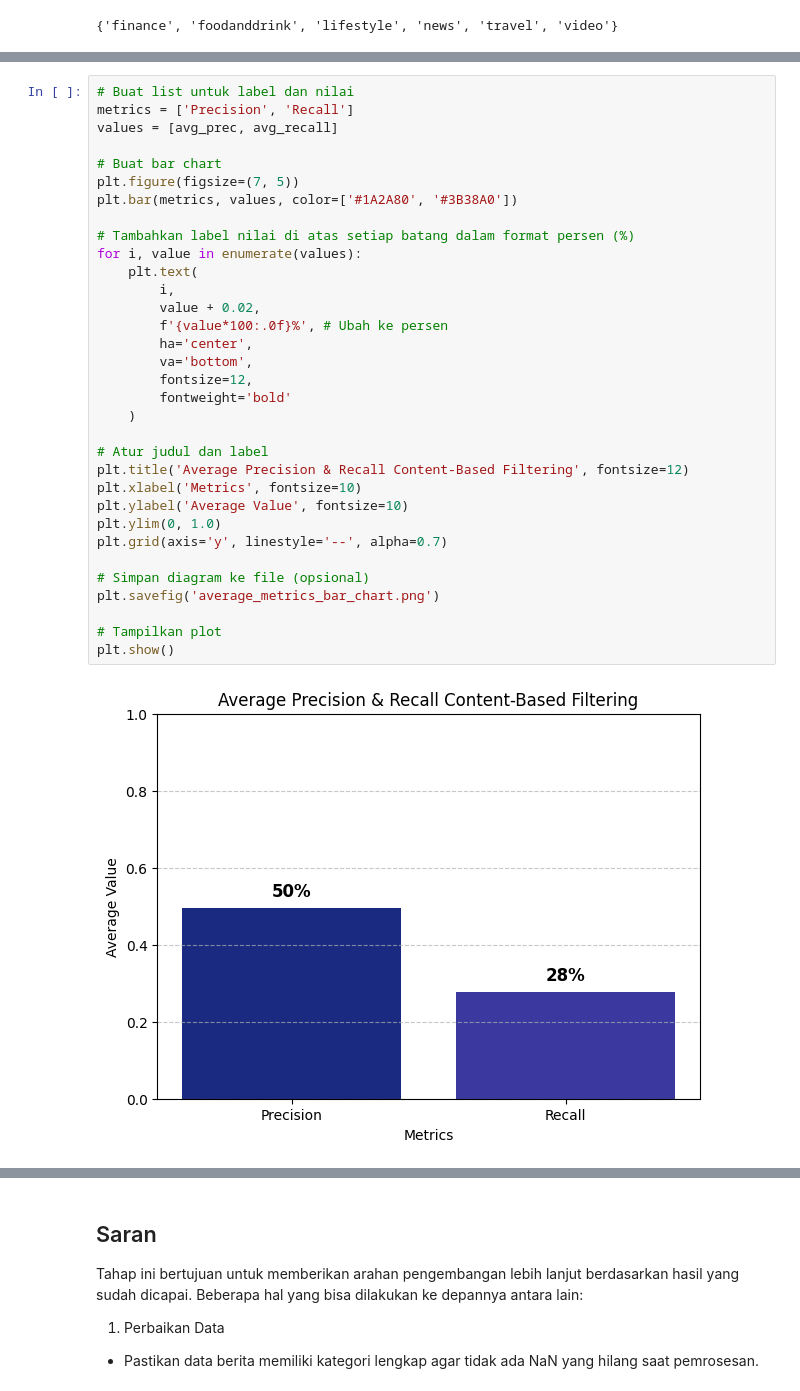
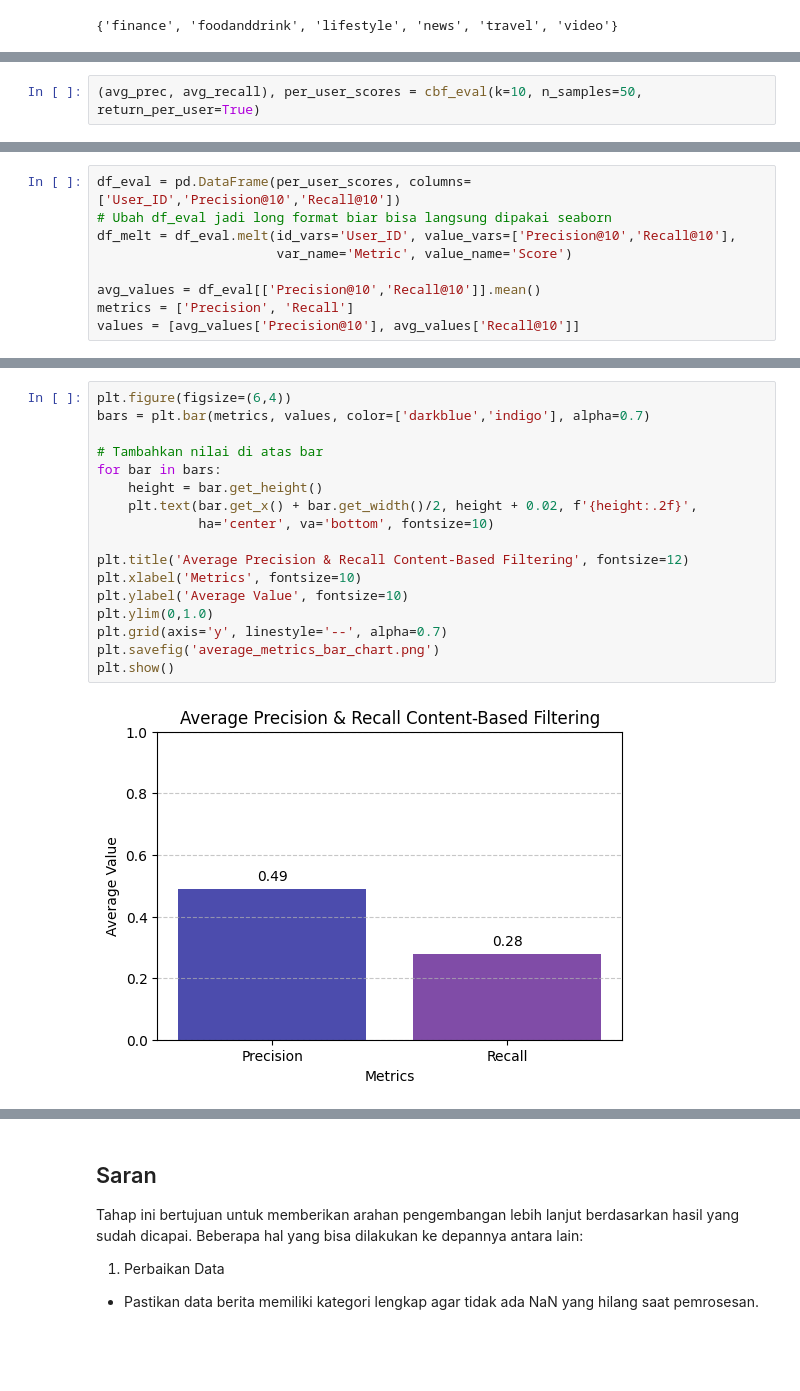
Before and after one commit to atifa1110/MIND-Recommendation, a Jupyter notebook: News_Recommendation_System.ipynb, the cells around one changed output, grey strips where cells are left out. Saved outputs shown, nothing was run; the diff lists cells and outputs as text; blank space fills up the shorter version.

```diff
--- a/News_Recommendation_System.ipynb
+++ b/News_Recommendation_System.ipynb
@@ -844,0 +786,2 @@ News_ID: N30475, Title: The Sexiest Photos Ever of Our 29 Sexiest Men Alive, Cat
+# %%
+(avg_prec, avg_recall), per_user_scores = cbf_eval(k=10, n_samples=50, return_per_user=True)
@@ -844,0 +833,9 @@ News_ID: N30475, Title: The Sexiest Photos Ever of Our 29 Sexiest Men Alive, Cat
+# %%
+df_eval = pd.DataFrame(per_user_scores, columns=['User_ID','Precision@10','Recall@10'])
+# Ubah df_eval jadi long format biar bisa langsung dipakai seaborn
+df_melt = df_eval.melt(id_vars='User_ID', value_vars=['Precision@10','Recall@10'],
+                       var_name='Metric', value_name='Score')
+
+avg_values = df_eval[['Precision@10','Recall@10']].mean()
+metrics = ['Precision', 'Recall']
+values = [avg_values['Precision@10'], avg_values['Recall@10']]
@@ -845,38 +856,22 @@ News_ID: N30475, Title: The Sexiest Photos Ever of Our 29 Sexiest Men Alive, Cat
 # %%
-# Buat list untuk label dan nilai
-metrics = ['Precision', 'Recall']
-values = [avg_prec, avg_recall]
+plt.figure(figsize=(6,4))
+bars = plt.bar(metrics, values, color=['darkblue','indigo'], alpha=0.7)
 
-# Buat bar chart
-plt.figure(figsize=(7, 5))
-plt.bar(metrics, values, color=['#1A2A80', '#3B38A0'])
+# Tambahkan nilai di atas bar
+for bar in bars:
+    height = bar.get_height()
+    plt.text(bar.get_x() + bar.get_width()/2, height + 0.02, f'{height:.2f}',
+             ha='center', va='bottom', fontsize=10)
 
-# Tambahkan label nilai di atas setiap batang dalam format persen (%)
-for i, value in enumerate(values):
-    plt.text(
-        i,
-        value + 0.02,
-        f'{value*100:.0f}%', # Ubah ke persen
-        ha='center',
-        va='bottom',
-        fontsize=12,
-        fontweight='bold'
-    )
-
-# Atur judul dan label
 plt.title('Average Precision & Recall Content-Based Filtering', fontsize=12)
 plt.xlabel('Metrics', fontsize=10)
 plt.ylabel('Average Value', fontsize=10)
-plt.ylim(0, 1.0)
+plt.ylim(0,1.0)
 plt.grid(axis='y', linestyle='--', alpha=0.7)
-
-# Simpan diagram ke file (opsional)
 plt.savefig('average_metrics_bar_chart.png')
-
-# Tampilkan plot
 plt.show()
 # %% [output]
-[figure, old version]
+[figure, new version]
 # %% [markdown]
 **Dari top-50 user:**
 
```
Also changed, not shown: parts of 14 cells of this notebook, 5 other files.
